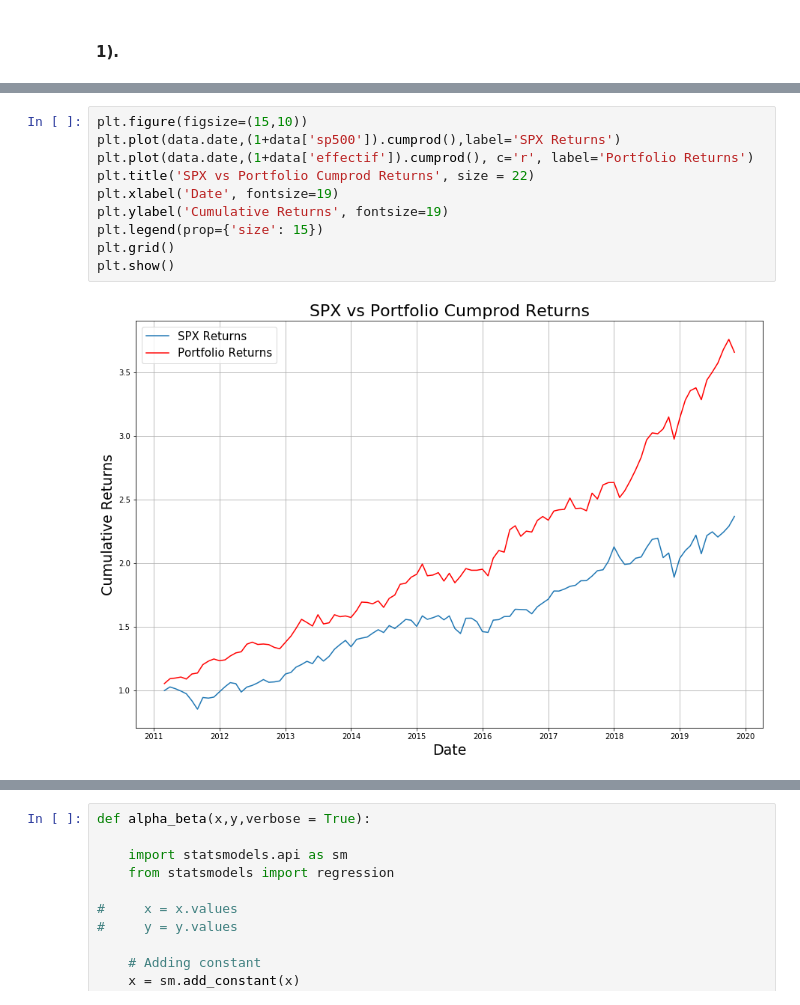
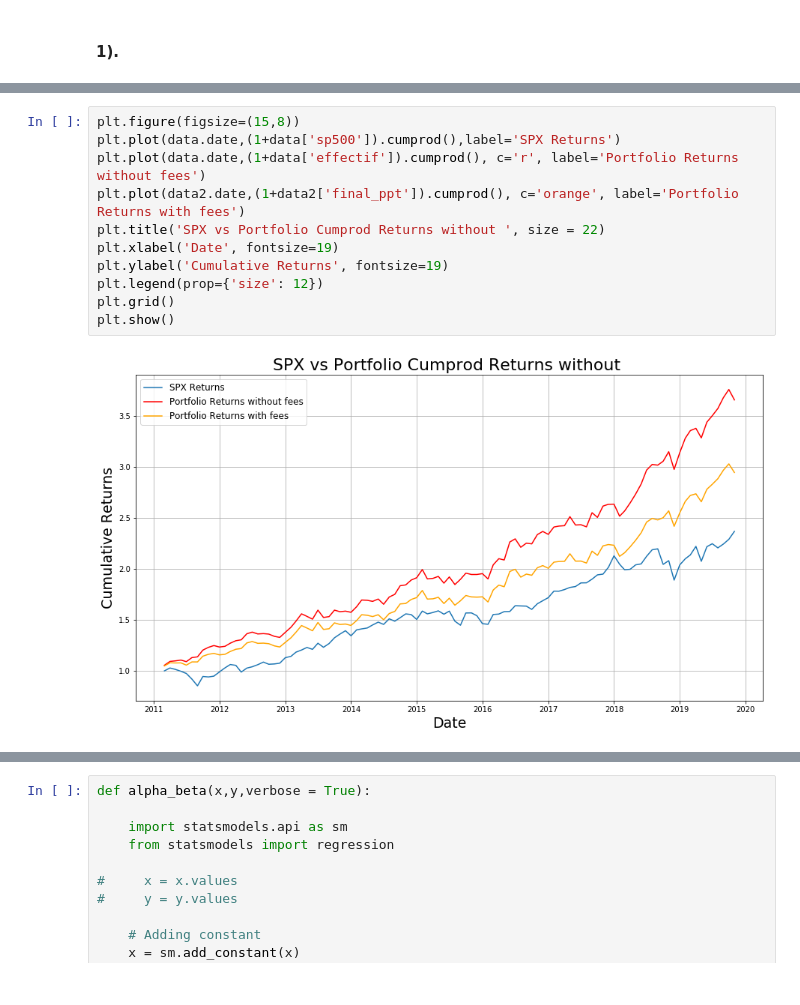
Before and after one commit to gerileka/machine_learning_portfolio, a Jupyter notebook: src/Long_only_Anal.ipynb, the cells around one changed output, grey strips where cells are left out. Saved outputs shown, nothing was run; the diff lists cells and outputs as text.

```diff
--- a/src/Long_only_Anal.ipynb
+++ b/src/Long_only_Anal.ipynb
@@ -240,12 +360,13 @@ COMMENTAIRES
 # %%
-plt.figure(figsize=(15,10))
+plt.figure(figsize=(15,8))
 plt.plot(data.date,(1+data['sp500']).cumprod(),label='SPX Returns')
-plt.plot(data.date,(1+data['effectif']).cumprod(), c='r', label='Portfolio Returns')
-plt.title('SPX vs Portfolio Cumprod Returns', size = 22)
+plt.plot(data.date,(1+data['effectif']).cumprod(), c='r', label='Portfolio Returns without fees')
+plt.plot(data2.date,(1+data2['final_ppt']).cumprod(), c='orange', label='Portfolio Returns with fees')
+plt.title('SPX vs Portfolio Cumprod Returns without ', size = 22)
 plt.xlabel('Date', fontsize=19)
 plt.ylabel('Cumulative Returns', fontsize=19)
-plt.legend(prop={'size': 15})
+plt.legend(prop={'size': 12})
 plt.grid()
 plt.show()
 # %% [output]
-[figure, old version]
+[figure, new version]
```
Also changed, not shown: parts of 24 cells of this notebook.
